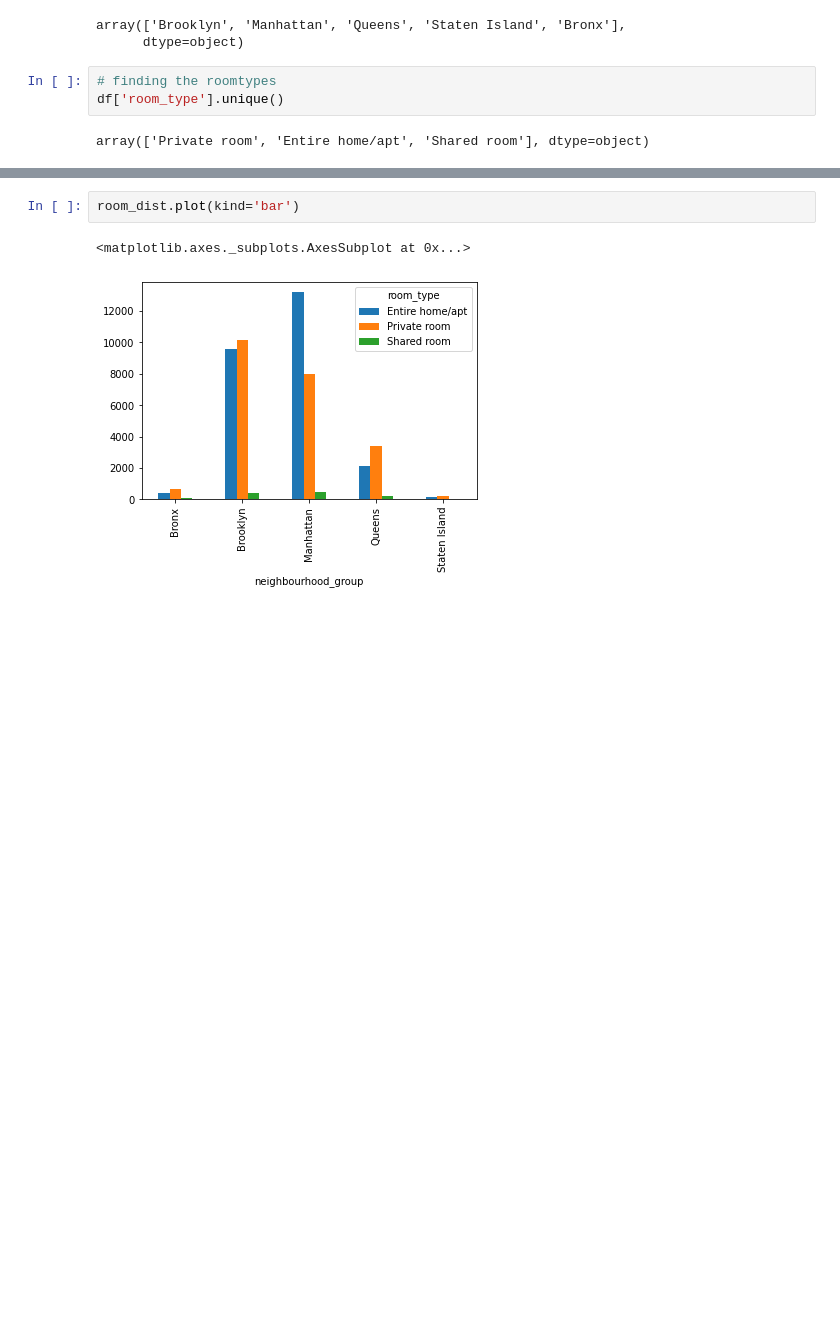
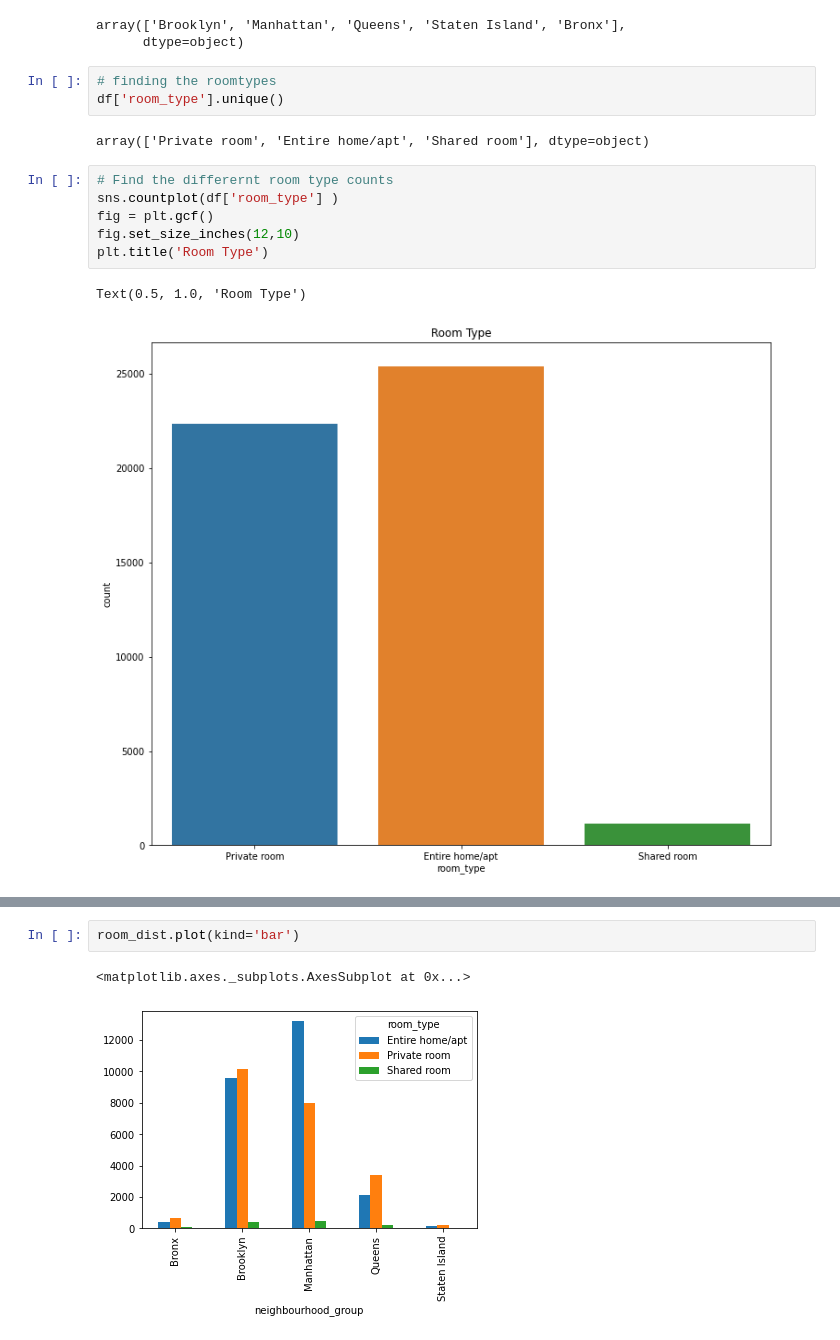
Before and after one commit to junaiskv94/Airbnb_bookin_Analysis, a Jupyter notebook: Copy_of_Airbnb_Bookings_Analysis_Capstone_Project.ipynb, the cells around one changed output, grey strips where cells are left out. Saved outputs shown, nothing was run; the diff lists cells and outputs as text; blank space fills up the shorter version.

```diff
--- a/Copy_of_Airbnb_Bookings_Analysis_Capstone_Project.ipynb
+++ b/Copy_of_Airbnb_Bookings_Analysis_Capstone_Project.ipynb
@@ -190,3 +230,12 @@ array(['Brooklyn', 'Manhattan', 'Queens', 'Staten Island', 'Bronx'],
 df['room_type'].unique()
 # %% [output]
 array(['Private room', 'Entire home/apt', 'Shared room'], dtype=object)
+# %%
+# Find the differernt room type counts
+sns.countplot(df['room_type'] )
+fig = plt.gcf()
+fig.set_size_inches(12,10)
+plt.title('Room Type')
+# %% [output]
+Text(0.5, 1.0, 'Room Type')
+[figure, added]
```
Also changed, not shown: parts of 16 cells of this notebook.
